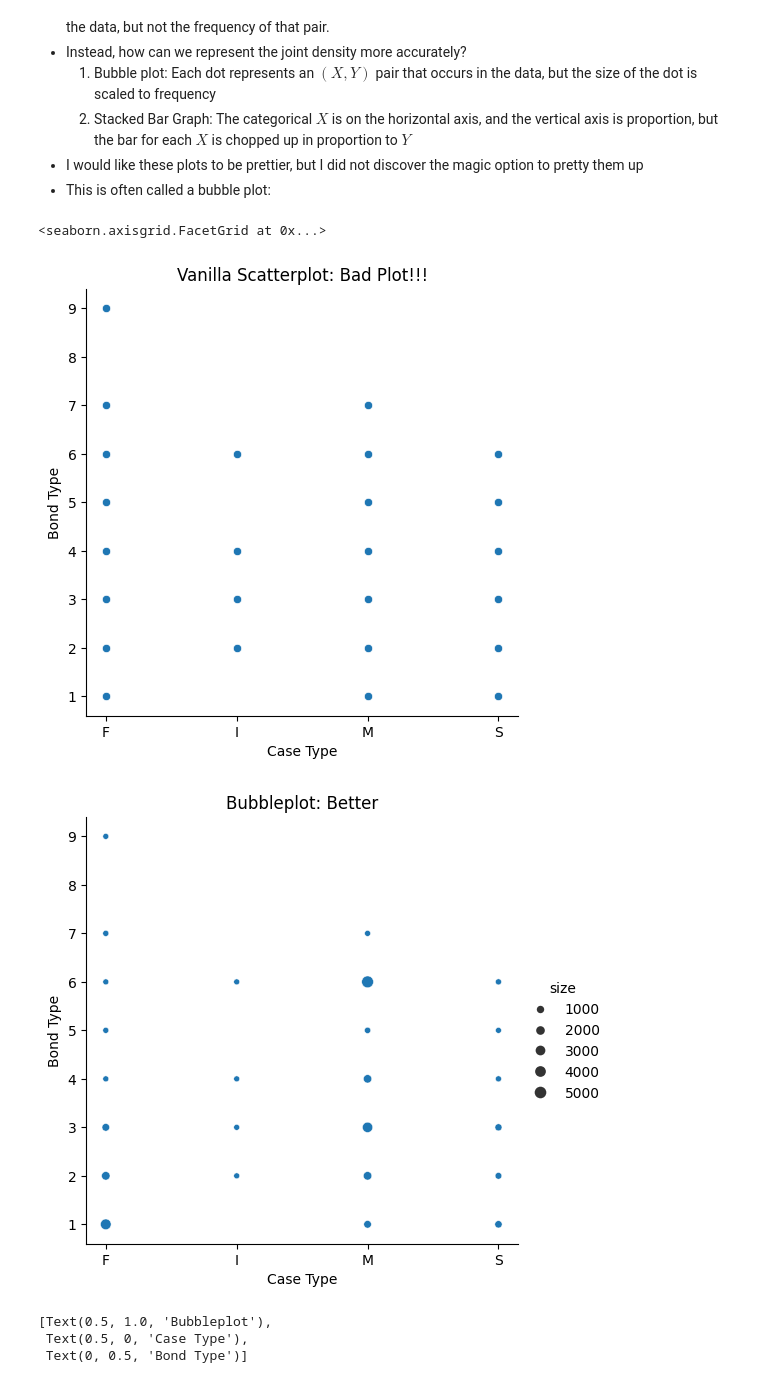
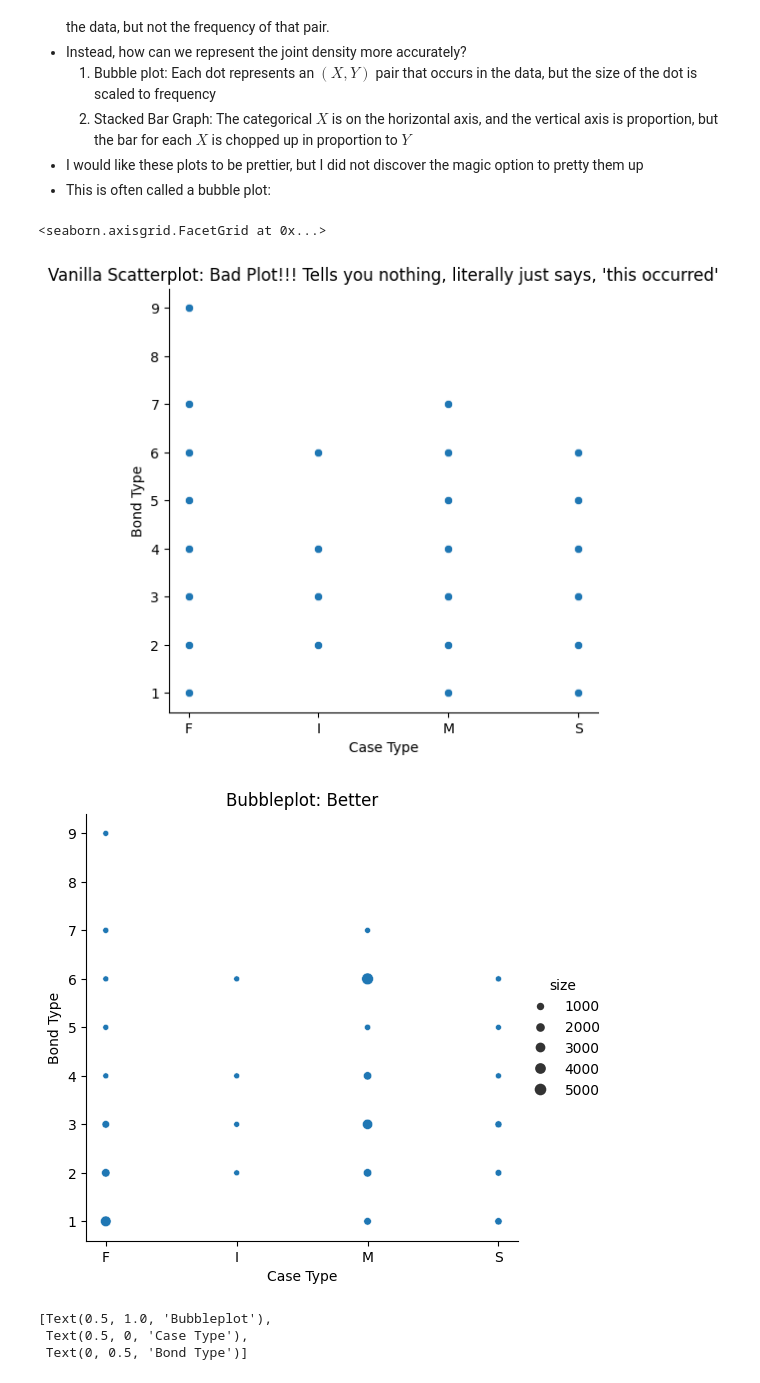
Before and after one commit to isaactabor21/visualization, a Jupyter notebook: visualization.ipynb, the cells around one changed output. Drawn from its saved outputs; the diff is of its cells as text; code cells hidden in the pictures.

```diff
--- a/visualization.ipynb
+++ b/visualization.ipynb
@@ -49,7 +44,7 @@ Poisoning is overdoses -- opioid crisis and not monitoring prescription drugs an
 - For numeric variables, the domain is a range of real numeric values, and the range is the frequency/mass (histogram) or the density (kernel density plot)
 - This is giving us an estimate of $f(x)$, the probability density/mass function of a random variable $X$
 # %%
-df = pd.read_csv('./data/pretrial_data.csv') # Load data
+df = pd.read_csv('/content/visualization/data/pretrial_data.csv') # Load data
 x = df['age'] # Age and Gini are nice numeric variables to play with
 x = x[ x.isna()==False ].sample(50, random_state=10) # I only want 50 observations for today, not 23k
 x= x.to_numpy() # Drop missings and convert x to numpy array; Pandas index is tedious
@@ -386,15 +383,15 @@ sns.histplot(x,bins=10) # How can you go back to this?
 # %%
 gdf = (df.loc[:,['case_type','bond_type'] ]).groupby(['case_type','bond_type']).size() # Compute frequencies of case/bond-type pairs
 rdf = gdf.to_frame(name = 'size').reset_index() # Fix formatting issues so it becomes a dataframe we can easily plot
 
 fig = sns.relplot(data = rdf, x='case_type',y='bond_type') # The dots are all the same size...
-fig.set(title="Vanilla Scatterplot: Bad Plot!!!", xlabel='Case Type', ylabel='Bond Type')
+fig.set(title="Vanilla Scatterplot: Bad Plot!!! Tells you nothing, literally just says, 'this occurred'", xlabel='Case Type', ylabel='Bond Type')
 
 fig = sns.relplot(data = rdf, x='case_type',y='bond_type',size='size') # Use the size variable to set the bubbles
 fig.set(title="Bubbleplot: Better", xlabel='Case Type', ylabel='Bond Type')
 # %% [output]
 <seaborn.axisgrid.FacetGrid at 0x...>
-[figure, old version]
+[figure, new version]
 [figure]
 # %%
 fig = sns.scatterplot(data = rdf, x='case_type',y='bond_type',size='size') # Scatterplot and relplot give the same output
```
Also changed, not shown: parts of 8 cells of this notebook.
